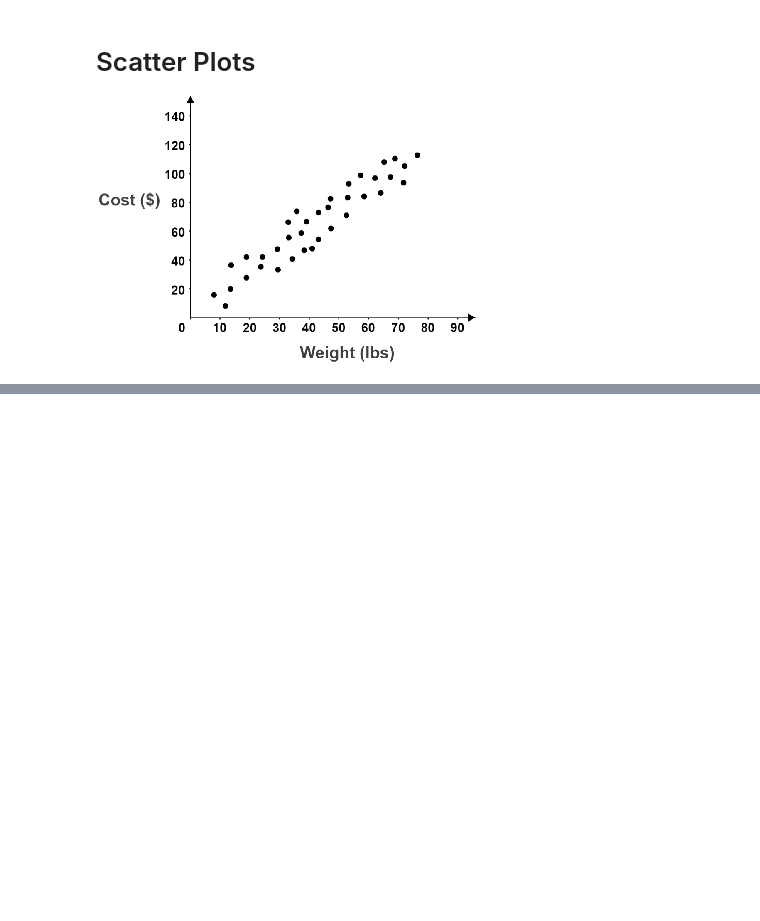
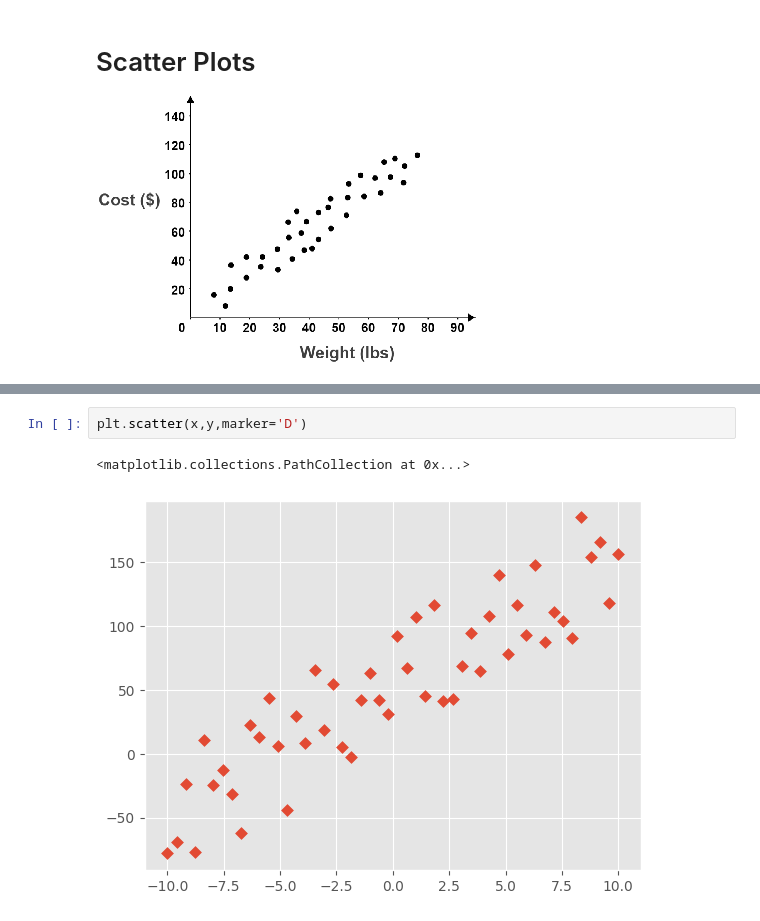
Before and after one commit to Shrikantlala24/Machine-learning, a Jupyter notebook: MatplotLib files/Plot.ipynb, the cells around one changed output, grey strips where cells are left out. Drawn from its saved outputs; the diff is of its cells as text; blank space fills up the shorter version.

```diff
--- a/MatplotLib files/Plot.ipynb
+++ b/MatplotLib files/Plot.ipynb
@@ -161,0 +189,5 @@ plt.style.use('ggplot')
+# %%
+plt.scatter(x,y,marker='D')
+# %% [output]
+<matplotlib.collections.PathCollection at 0x...>
+[figure, added]
```
Also changed, not shown: parts of 6 cells of this notebook, 2 other files.
